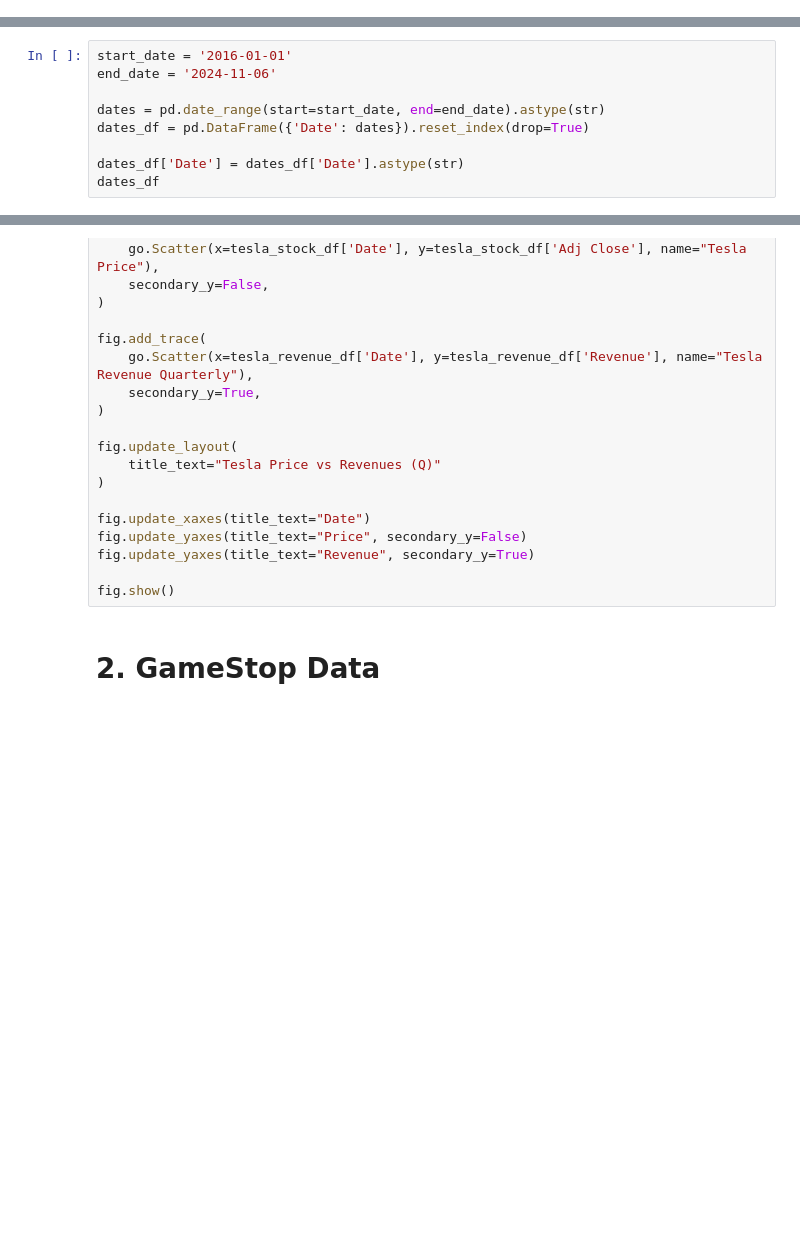
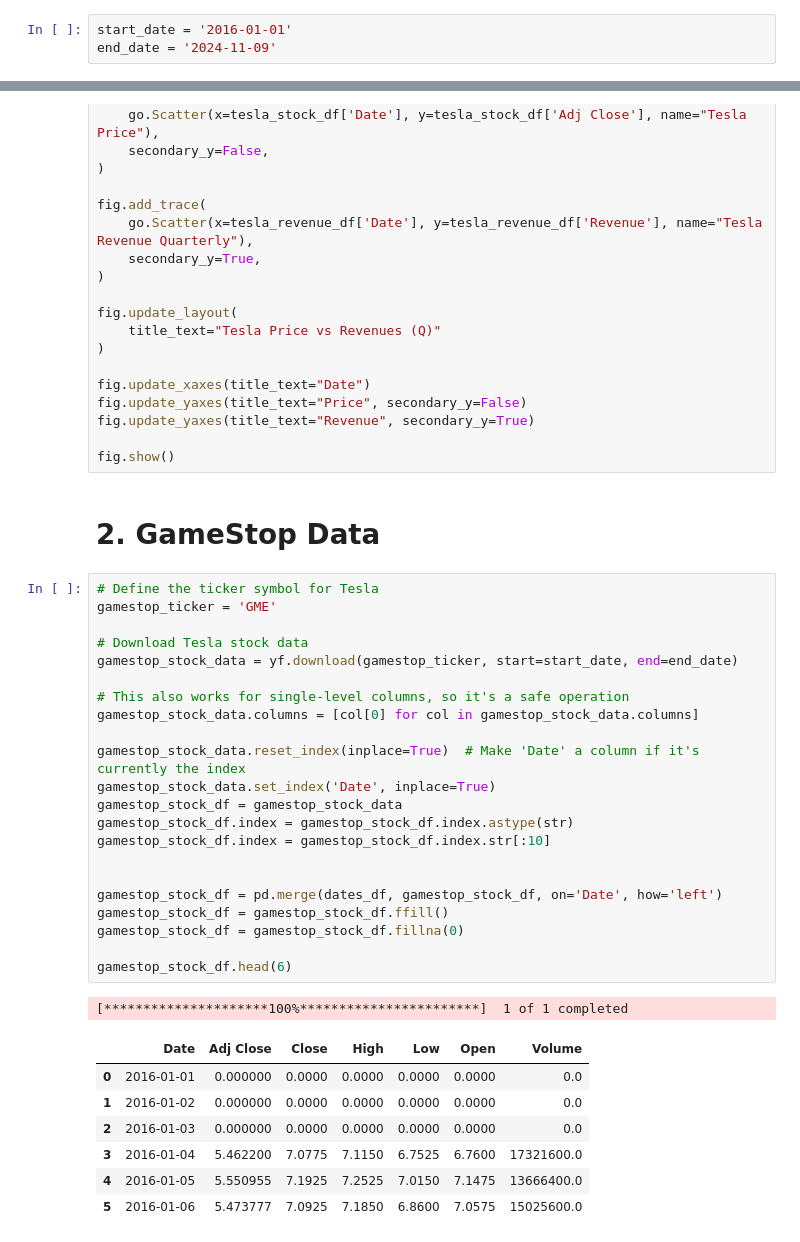
Before and after one commit to GRodJov/datascience, a Jupyter notebook: stock_analysis_web_scrapping.ipynb, the cells around one changed output, grey strips where cells are left out. Saved outputs shown, nothing was run; the diff lists cells and outputs as text; blank space fills up the shorter version.

```diff
--- a/stock_analysis_web_scrapping.ipynb
+++ b/stock_analysis_web_scrapping.ipynb
@@ -40,0 +45,3 @@ Note: you may need to restart the kernel to use updated packages.
+# %%
+start_date = '2016-01-01'
+end_date = '2024-11-09'
@@ -45,9 +69,0 @@ import pandas as pd
-# %%
-start_date = '2016-01-01'
-end_date = '2024-11-06'
-
-dates = pd.date_range(start=start_date, end=end_date).astype(str)
-dates_df = pd.DataFrame({'Date': dates}).reset_index(drop=True)
-
-dates_df['Date'] = dates_df['Date'].astype(str)
-dates_df
@@ -194,3 +234,34 @@ fig.update_yaxes(title_text="Revenue", secondary_y=True)
 fig.show()
 # %% [markdown]
 # 2. GameStop Data
+# %%
+# Define the ticker symbol for Tesla
+gamestop_ticker = 'GME'
+
+# Download Tesla stock data
+gamestop_stock_data = yf.download(gamestop_ticker, start=start_date, end=end_date)
+
+# This also works for single-level columns, so it's a safe operation
+gamestop_stock_data.columns = [col[0] for col in gamestop_stock_data.columns]
+
+gamestop_stock_data.reset_index(inplace=True)  # Make 'Date' a column if it's currently the index
+gamestop_stock_data.set_index('Date', inplace=True)
+gamestop_stock_df = gamestop_stock_data
+gamestop_stock_df.index = gamestop_stock_df.index.astype(str)
+gamestop_stock_df.index = gamestop_stock_df.index.str[:10]
+
+
+gamestop_stock_df = pd.merge(dates_df, gamestop_stock_df, on='Date', how='left')
+gamestop_stock_df = gamestop_stock_df.ffill()
+gamestop_stock_df = gamestop_stock_df.fillna(0)
+
+gamestop_stock_df.head(6)
+# %% [output]
+[*********************100%***********************]  1 of 1 completed
+|  | Date | Adj Close | Close | High | Low | Open | Volume |
+| 0 | 2016-01-01 | 0.000000 | 0.0000 | 0.0000 | 0.0000 | 0.0000 | 0.0 |
+| 1 | 2016-01-02 | 0.000000 | 0.0000 | 0.0000 | 0.0000 | 0.0000 | 0.0 |
+| 2 | 2016-01-03 | 0.000000 | 0.0000 | 0.0000 | 0.0000 | 0.0000 | 0.0 |
+| 3 | 2016-01-04 | 5.462200 | 7.0775 | 7.1150 | 6.7525 | 6.7600 | 17321600.0 |
+| 4 | 2016-01-05 | 5.550955 | 7.1925 | 7.2525 | 7.0150 | 7.1475 | 13666400.0 |
+| 5 | 2016-01-06 | 5.473777 | 7.0925 | 7.1850 | 6.8600 | 7.0575 | 15025600.0 |
```
Also changed, not shown: parts of 16 cells of this notebook.
